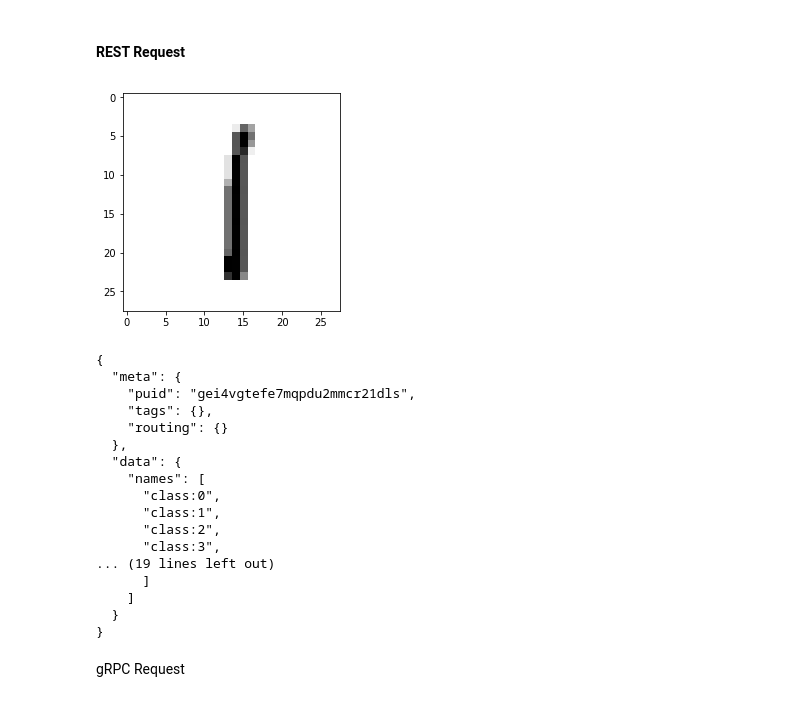
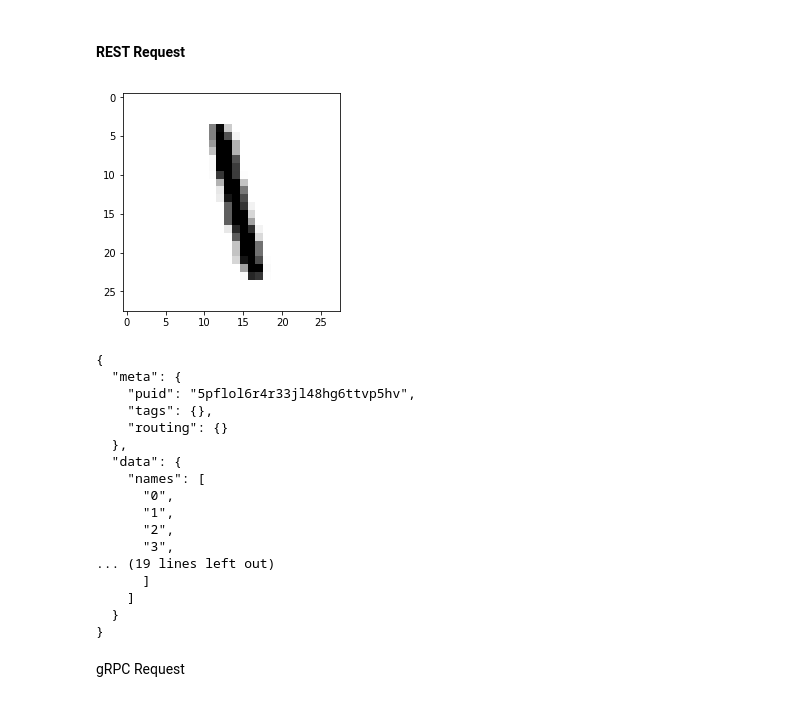
Before and after one commit to kubeflow/example-seldon, a Jupyter notebook: notebooks/example-seldon.ipynb, the cells around one changed output. Saved outputs shown, nothing was run; the diff lists cells and outputs as text; code cells hidden in the pictures.

```diff
--- a/notebooks/example-seldon.ipynb
+++ b/notebooks/example-seldon.ipynb
@@ -118,25 +118,26 @@ seldondeployment "mnist-classifier" created
 # %%
 batch_xs, batch_ys = mnist.train.next_batch(1)
 chosen=0
 gen_image(batch_xs[chosen]).show()
 data = batch_xs[chosen].reshape((1,784))
-request = {"data":{"ndarray":data.tolist()}}
+features = ["X"+str(i+1) for i in range (0,784)]
+request = {"data":{"names":features,"ndarray":data.tolist()}}
 predictions = rest_request("mnist-classifier",request)
 print(json.dumps(predictions, indent=2))
 # %% [output]
-[figure, old version]
+[figure, new version]
 {
   "meta": {
-    "puid": "gei4vgtefe7mqpdu2mmcr21dls",
+    "puid": "5pflol6r4r33jl48hg6ttvp5hv",
     "tags": {},
     "routing": {}
   },
   "data": {
     "names": [
-      "class:0",
-      "class:1",
-      "class:2",
-      "class:3",
+      "0",
+      "1",
+      "2",
+      "3",
 ... (19 lines left out)
       ]
     ]
```
Also changed, not shown: parts of 10 cells of this notebook, 12 other files.
